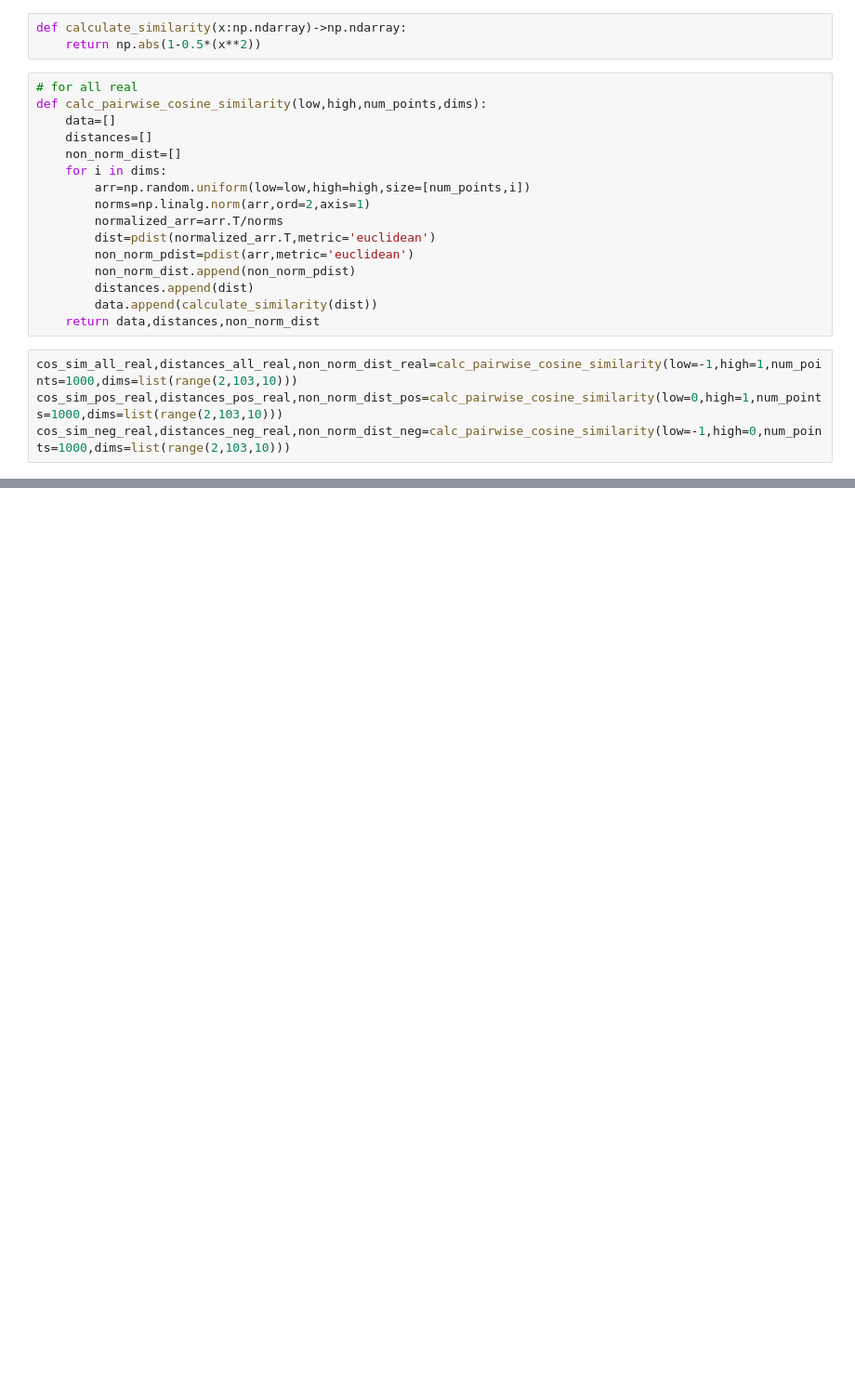
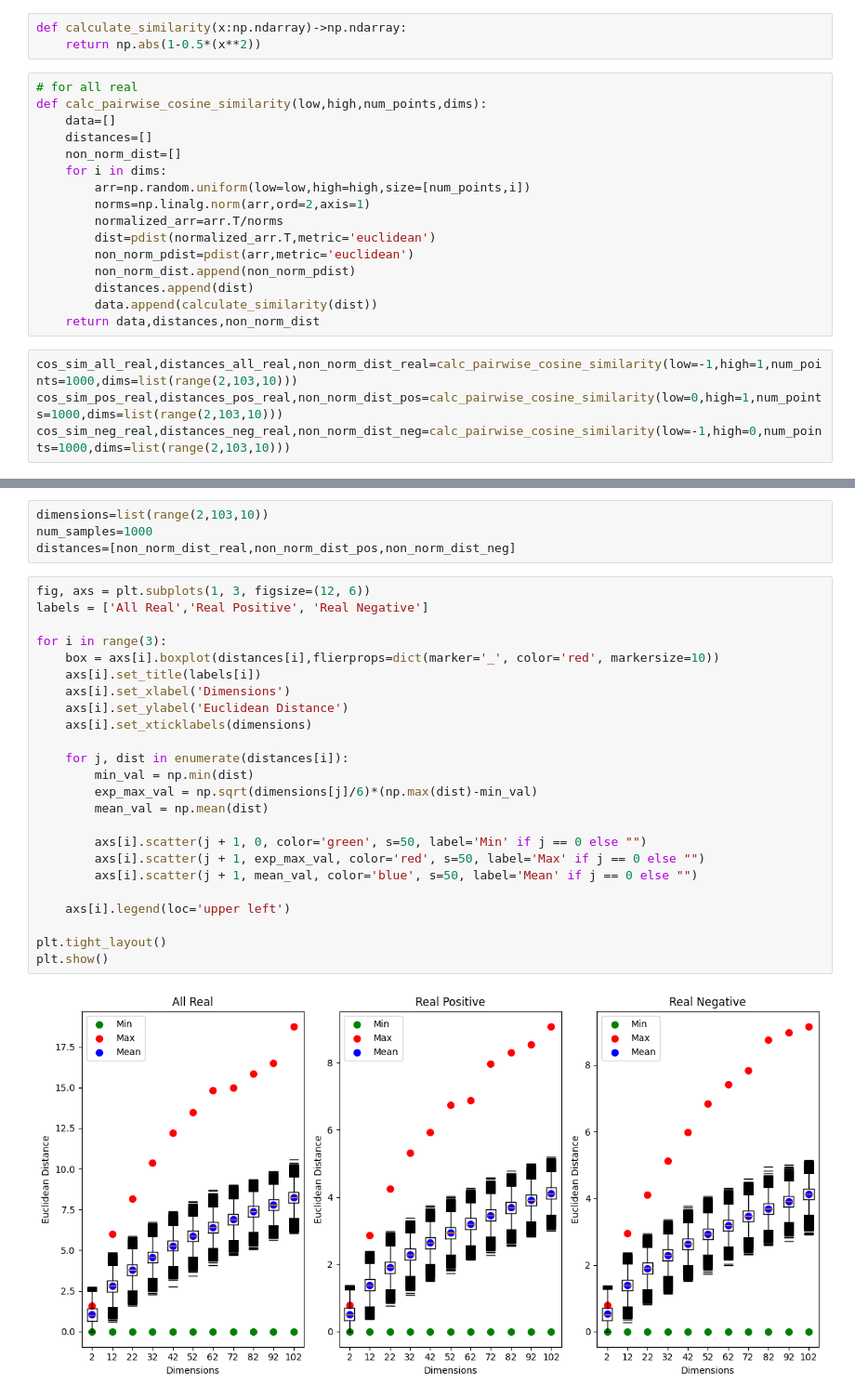
Before and after one commit to rahimkhan76270/speech, a Jupyter notebook: embeddings/DIEM/notebook.ipynb, the cells around one changed output, grey strips where cells are left out. Shown at 93% size. Saved outputs shown, nothing was run; the diff lists cells and outputs as text; blank space fills up the shorter version.

```diff
--- a/embeddings/DIEM/notebook.ipynb
+++ b/embeddings/DIEM/notebook.ipynb
@@ -93,0 +137,30 @@ plt.show()
+# %%
+dimensions=list(range(2,103,10))
+num_samples=1000
+distances=[non_norm_dist_real,non_norm_dist_pos,non_norm_dist_neg]
+# %%
+fig, axs = plt.subplots(1, 3, figsize=(12, 6))
+labels = ['All Real','Real Positive', 'Real Negative']
+
+for i in range(3):
+    box = axs[i].boxplot(distances[i],flierprops=dict(marker='_', color='red', markersize=10))
+    axs[i].set_title(labels[i])
+    axs[i].set_xlabel('Dimensions')
+    axs[i].set_ylabel('Euclidean Distance')
+    axs[i].set_xticklabels(dimensions)
+
+    for j, dist in enumerate(distances[i]):
+        min_val = np.min(dist)
+        exp_max_val = np.sqrt(dimensions[j]/6)*(np.max(dist)-min_val)
+        mean_val = np.mean(dist)
+
+        axs[i].scatter(j + 1, 0, color='green', s=50, label='Min' if j == 0 else "")
+        axs[i].scatter(j + 1, exp_max_val, color='red', s=50, label='Max' if j == 0 else "")
+        axs[i].scatter(j + 1, mean_val, color='blue', s=50, label='Mean' if j == 0 else "")
+
+    axs[i].legend(loc='upper left')
+
+plt.tight_layout()
+plt.show()
+# %% [output]
+[figure, added]
```
Also changed, not shown: parts of 23 cells of this notebook.
